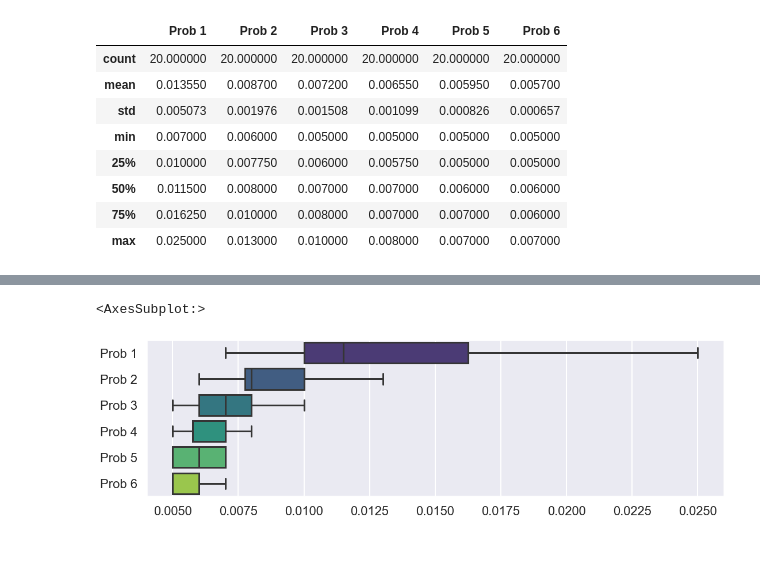
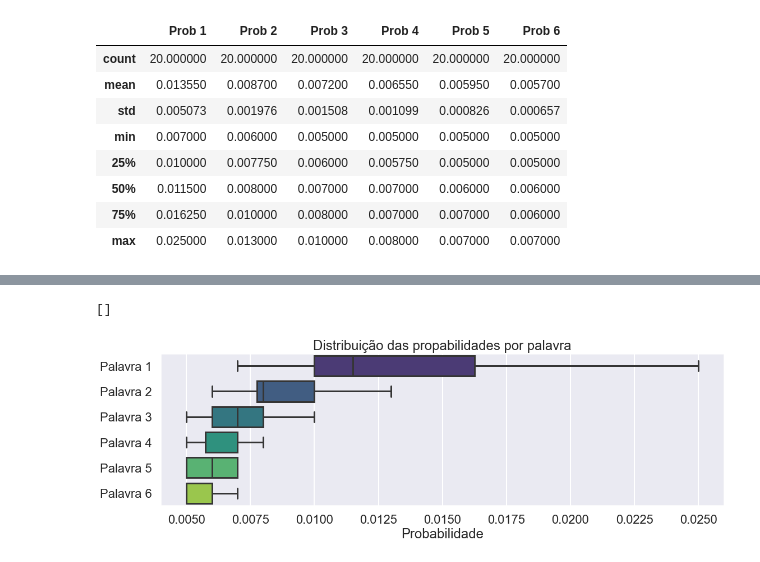
Before and after one commit to GabrielBG0/Mineracao-Repositorios, a Jupyter notebook: final.ipynb, the cells around one changed output, grey strips where cells are left out. Cells and saved outputs as stored; diff of their text form; code cells hidden in the pictures.

```diff
--- a/final.ipynb
+++ b/final.ipynb
@@ -132,6 +145,11 @@ ax.fill_between(range(6), min, max, alpha=0.3)
-# %%
-plt.figure(figsize=(18, 5))
-sns.boxplot(data=topics, orient='h')
-# %% [output]
-<AxesSubplot:>
-[figure, removed]
+# %%
+plt.figure(figsize=(18, 5))
+ax = sns.boxplot(data=topics, orient='h')
+ax.set_title('Distribuição das propabilidades por palavra')
+ax.set_xlabel('Probabilidade')
+ax.set_yticklabels(['Palavra 1', 'Palavra 2', 'Palavra 3',
+                   'Palavra 4', 'Palavra 5', 'Palavra 6'])
+ax.plot()
+# %% [output]
+[]
+[figure, added]
```
Also changed, not shown: parts of 8 cells of this notebook.
